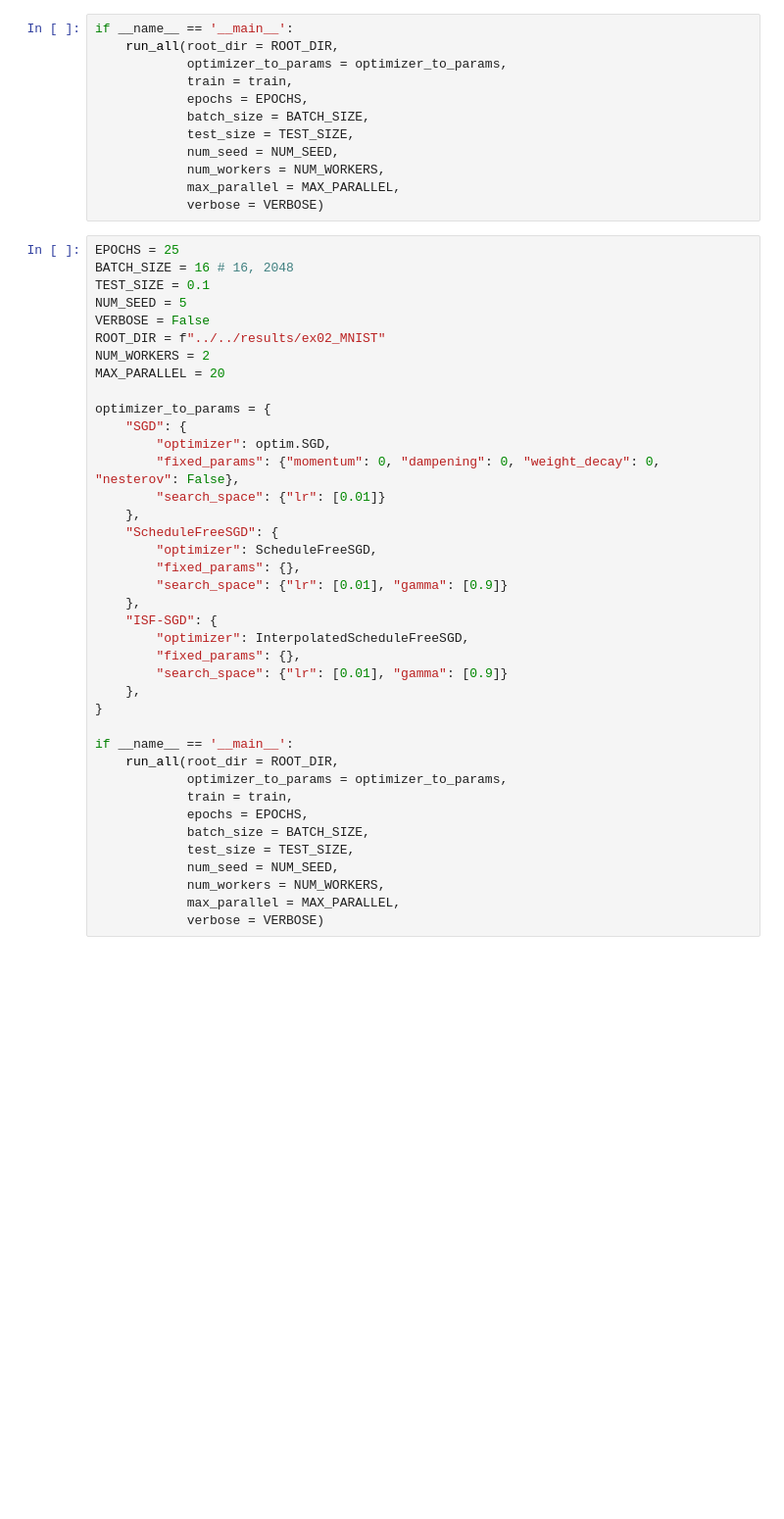
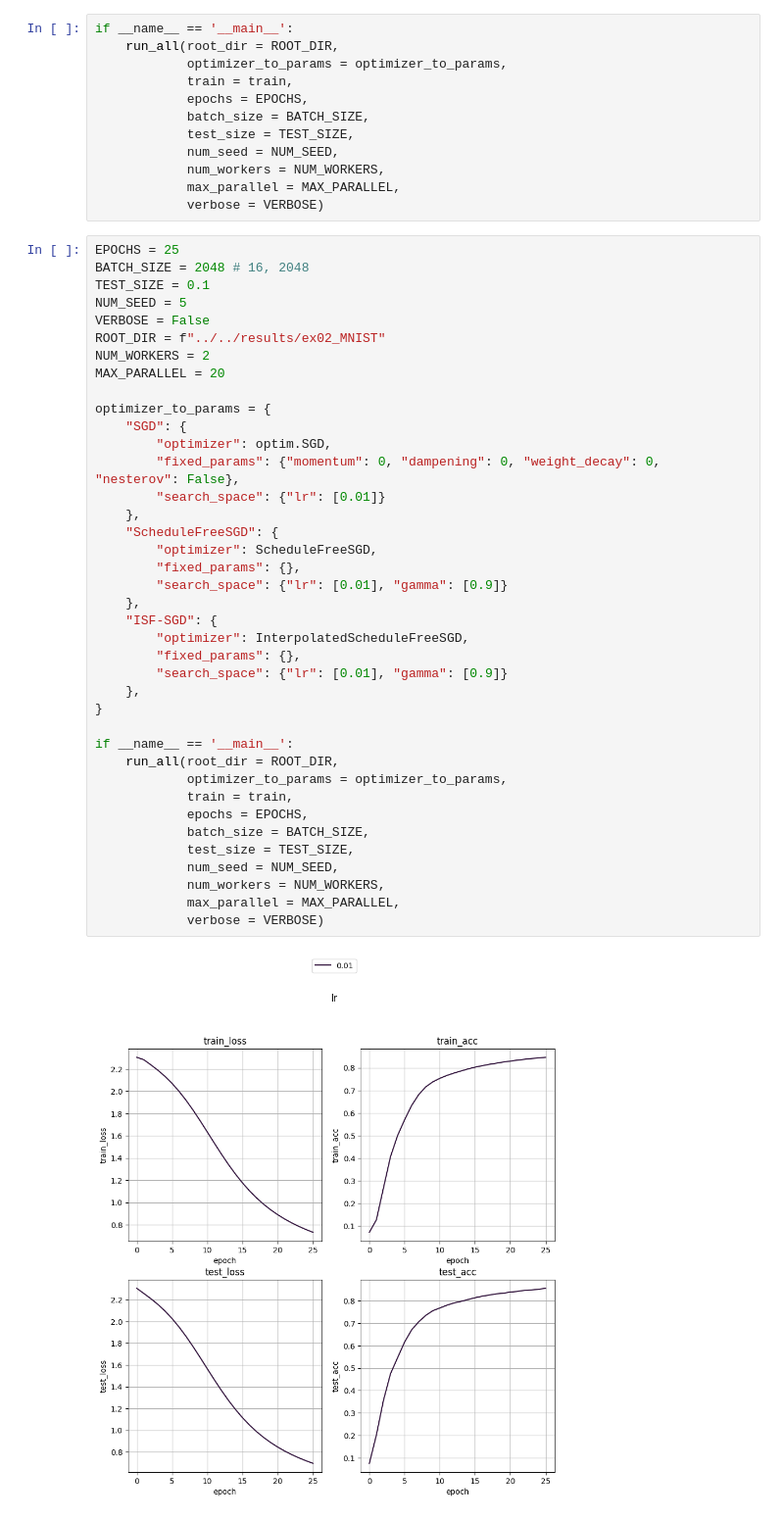
Before and after one commit to yryo1005/ScheduleFreeSGD_paper_programs, a Jupyter notebook: ex02_MNIST/001_train.ipynb, the cells around one changed output. Shown at 98% size. Cells and saved outputs as stored; diff of their text form; blank space fills up the shorter version.

```diff
--- a/ex02_MNIST/001_train.ipynb
+++ b/ex02_MNIST/001_train.ipynb
@@ -50,7 +50,7 @@ if __name__ == '__main__':
             verbose = VERBOSE)
 # %%
 EPOCHS = 25
-BATCH_SIZE = 16 # 16, 2048
+BATCH_SIZE = 2048 # 16, 2048
 TEST_SIZE = 0.1
 NUM_SEED = 5
 VERBOSE = False
@@ -60,30 +60,32 @@ MAX_PARALLEL = 20
 
 optimizer_to_params = {
     "SGD": {
         "optimizer": optim.SGD,
         "fixed_params": {"momentum": 0, "dampening": 0, "weight_decay": 0, "nesterov": False},
         "search_space": {"lr": [0.01]}
     },
     "ScheduleFreeSGD": {
         "optimizer": ScheduleFreeSGD,
         "fixed_params": {},
         "search_space": {"lr": [0.01], "gamma": [0.9]}
     },
     "ISF-SGD": {
         "optimizer": InterpolatedScheduleFreeSGD,
         "fixed_params": {},
         "search_space": {"lr": [0.01], "gamma": [0.9]}
     },
 }
 
 if __name__ == '__main__':
     run_all(root_dir = ROOT_DIR,
             optimizer_to_params = optimizer_to_params,
             train = train,
             epochs = EPOCHS,
             batch_size = BATCH_SIZE,
             test_size = TEST_SIZE,
             num_seed = NUM_SEED,
             num_workers = NUM_WORKERS,
             max_parallel = MAX_PARALLEL,
             verbose = VERBOSE)
+# %% [output]
+[figure, added]
```
Also changed, not shown: parts of 1 cell of this notebook, 1 other file.
